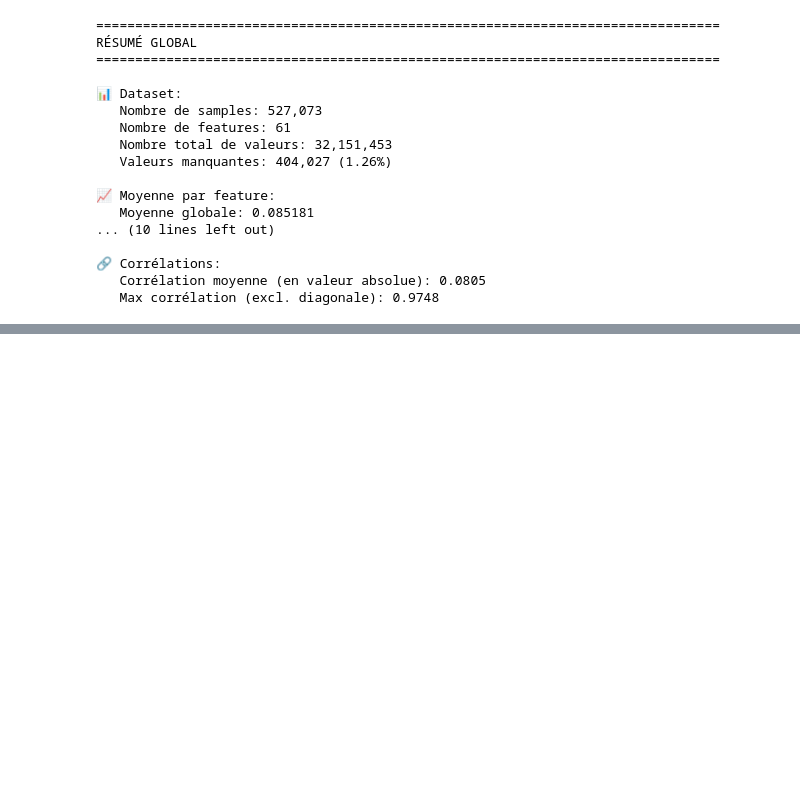
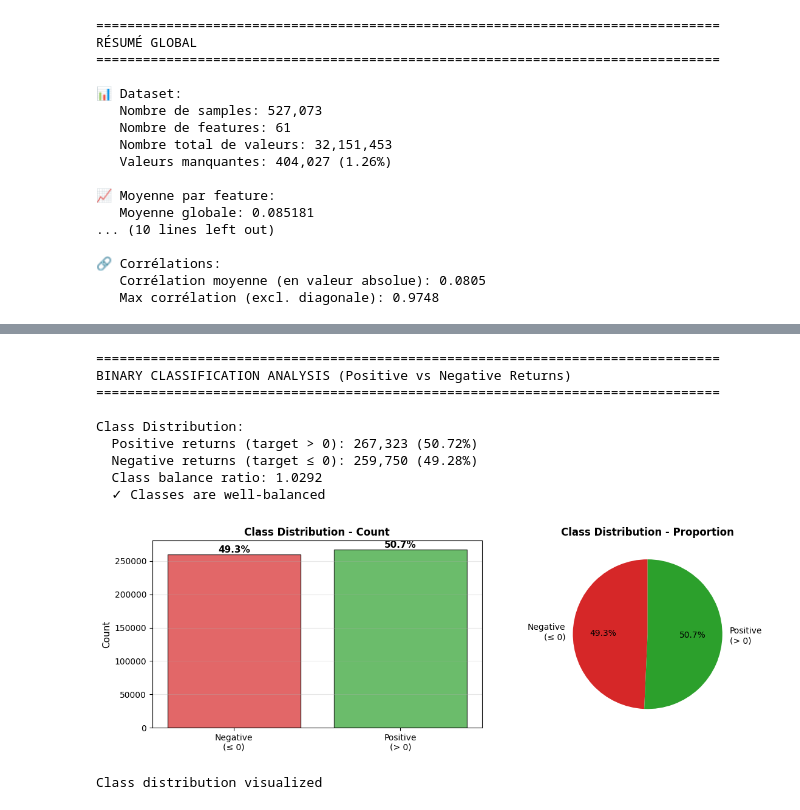
Before and after one commit to victorcamps70/asset-allocation, a Jupyter notebook: src/preprocessing/data_analysis.ipynb, the cells around one changed output, grey strips where cells are left out. Cells and saved outputs as stored; diff of their text form; code cells hidden in the pictures; blank space fills up the shorter version.

```diff
--- a/src/preprocessing/data_analysis.ipynb
+++ b/src/preprocessing/data_analysis.ipynb
@@ -425,0 +531,58 @@ RÉSUMÉ GLOBAL
+# %%
+# Binary Classification Analysis (if applicable)
+print("\n" + "=" * 80)
+print("BINARY CLASSIFICATION ANALYSIS (Positive vs Negative Returns)")
+print("=" * 80)
+
+# Convert to binary (positive vs negative)
+y_binary = (y_train_values > 0).astype(int)
+
+positive_count = (y_binary == 1).sum()
+negative_count = (y_binary == 0).sum()
+positive_pct = (positive_count / len(y_binary)) * 100
+negative_pct = (negative_count / len(y_binary)) * 100
+
+print(f"\nClass Distribution:")
+print(f"  Positive returns (target > 0): {positive_count:,} ({positive_pct:.2f}%)")
+print(f"  Negative returns (target ≤ 0): {negative_count:,} ({negative_pct:.2f}%)")
+print(f"  Class balance ratio: {positive_count / negative_count:.4f}")
+
+if abs(positive_pct - 50) > 10:
+    print(f"  ⚠️  Classes are imbalanced (difference > 10%)")
+else:
+    print(f"  ✓ Classes are well-balanced")
+
+# Visualize class distribution
+fig, axes = plt.subplots(1, 2, figsize=(12, 4))
+
+# Bar chart
+classes = ['Negative\n(≤ 0)', 'Positive\n(> 0)']
+counts = [negative_count, positive_count]
+colors = ['#d62728', '#2ca02c']
+axes[0].bar(classes, counts, color=colors, edgecolor='black', alpha=0.7)
+axes[0].set_ylabel('Count', fontsize=11)
+axes[0].set_title('Class Distribution - Count', fontsize=12, fontweight='bold')
+axes[0].grid(axis='y', alpha=0.3)
+for i, (c, pct) in enumerate(zip(counts, [negative_pct, positive_pct])):
+    axes[0].text(i, c, f'{pct:.1f}%', ha='center', va='bottom', fontweight='bold', fontsize=11)
+
+# Pie chart
+axes[1].pie(counts, labels=classes, autopct='%1.1f%%', colors=colors, startangle=90)
+axes[1].set_title('Class Distribution - Proportion', fontsize=12, fontweight='bold')
+
+plt.tight_layout()
+plt.show()
+
+print(f"\nClass distribution visualized")
+# %% [output]
+================================================================================
+BINARY CLASSIFICATION ANALYSIS (Positive vs Negative Returns)
+================================================================================
+
+Class Distribution:
+  Positive returns (target > 0): 267,323 (50.72%)
+  Negative returns (target ≤ 0): 259,750 (49.28%)
+  Class balance ratio: 1.0292
+  ✓ Classes are well-balanced
+[figure, added]
+Class distribution visualized
```
Also changed, not shown: parts of 22 cells of this notebook, 2 other files.
